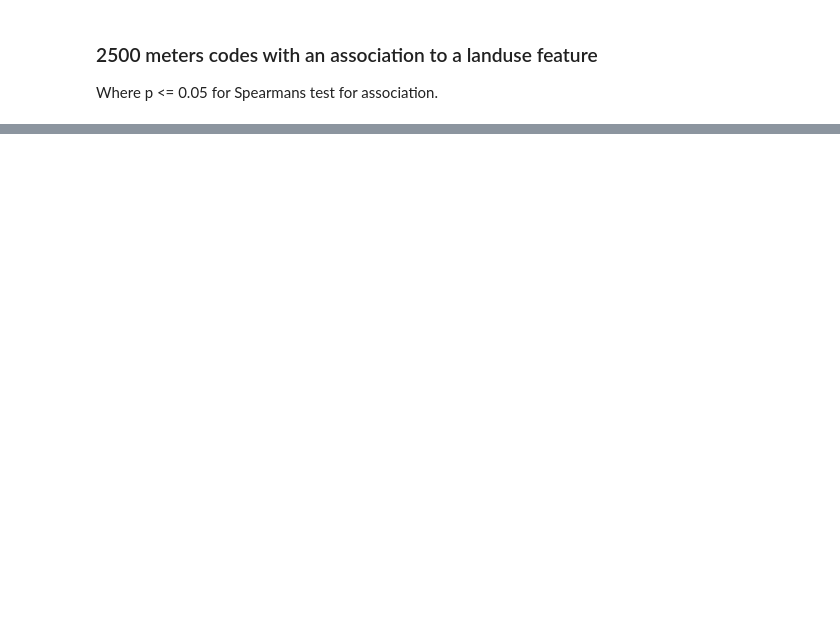
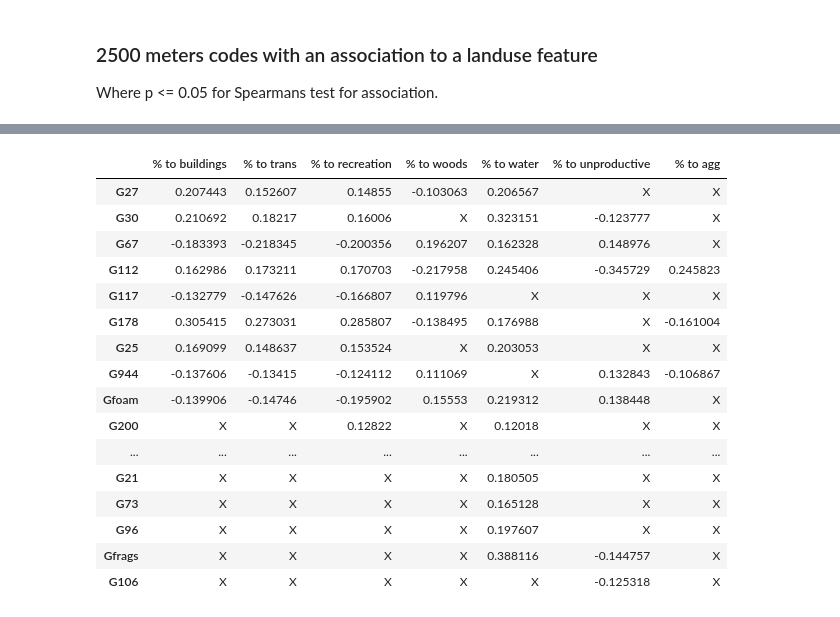
Before and after one commit to hammerdirt-analyst/landuse, a Jupyter notebook: land_use_buffers.ipynb, the cells around one changed output, grey strips where cells are left out. Drawn from its saved outputs; the diff is of its cells as text; code cells hidden in the pictures; blank space fills up the shorter version.

```diff
--- a/land_use_buffers.ipynb
+++ b/land_use_buffers.ipynb
@@ -412,0 +374,60 @@ srho_results_2500
+# %%
+# the buffer results from qgis
+lu_2000 = pd.read_csv('luse_10k.csv')
+lu_2000.rename(columns={'location':'slug'}, inplace=True)
+
+# make a df with location slug, landuse label and land use value:
+for a_num in lu_2000.AS18_27.unique():
+    lu_2000.loc[lu_2000.AS18_27==a_num, "label"]=label_keys[a_num]
+
+# the locations that need land use data
+data = pd.DataFrame(index = fd.location.unique())
+
+# records with a quantity greater than 30
+abundant_codes = fd[fd.quantity > 30].code.unique()
+
+# getting a list of the current landuse categories
+add_these_cols = lu_2000.label.unique()
+
+# counting the number of points inside the buffer for each category and location
+bufferdata = lu_2000.groupby(['slug','label'], as_index=False).AS18_27.count()
+
+these_groups = list(group_parts.keys())
+
+some_data = aggregate_buffer_data(data, add_these_cols, bufferdata, label_keys)
+
+sd_0 = adjusted_land_use(some_data, label_keys)
+
+sd_1 = account_for_adj_luse(data, label_keys)
+
+sd_2 = aggregate_the_luse_groups(data, add_these_cols, group_parts, as_1827_part)
+
+fd_luse = assign_luse_stat_to_survey_results(fd, sd_2,som_cols)
+
+this_data = fd_luse[[unit_label,*som_cols, 'code']]
+
+myresults = check_hypothesis(this_data, abundant_codes, som_cols, stats.spearmanr)
+
+srho_results_2000 = pd.DataFrame.from_dict(myresults, orient='index')
+srho_results_2000.fillna("X", inplace=True)
+
+# the survey data with land use attached
+srho_results_2000
+# %% [output]
+|  | % to buildings | % to trans | % to recreation | % to woods | % to water | % to unproductive | % to agg |
+| G27 | 0.207443 | 0.152607 | 0.14855 | -0.103063 | 0.206567 | X | X |
+| G30 | 0.210692 | 0.18217 | 0.16006 | X | 0.323151 | -0.123777 | X |
+| G67 | -0.183393 | -0.218345 | -0.200356 | 0.196207 | 0.162328 | 0.148976 | X |
+| G112 | 0.162986 | 0.173211 | 0.170703 | -0.217958 | 0.245406 | -0.345729 | 0.245823 |
+| G117 | -0.132779 | -0.147626 | -0.166807 | 0.119796 | X | X | X |
+| G178 | 0.305415 | 0.273031 | 0.285807 | -0.138495 | 0.176988 | X | -0.161004 |
+| G25 | 0.169099 | 0.148637 | 0.153524 | X | 0.203053 | X | X |
+| G944 | -0.137606 | -0.13415 | -0.124112 | 0.111069 | X | 0.132843 | -0.106867 |
+| Gfoam | -0.139906 | -0.14746 | -0.195902 | 0.15553 | 0.219312 | 0.138448 | X |
+| G200 | X | X | 0.12822 | X | 0.12018 | X | X |
+| ... | ... | ... | ... | ... | ... | ... | ... |
+| G21 | X | X | X | X | 0.180505 | X | X |
+| G73 | X | X | X | X | 0.165128 | X | X |
+| G96 | X | X | X | X | 0.197607 | X | X |
+| Gfrags | X | X | X | X | 0.388116 | -0.144757 | X |
+| G106 | X | X | X | X | X | -0.125318 | X |
```
Also changed, not shown: parts of 11 cells of this notebook, 2 other files.
